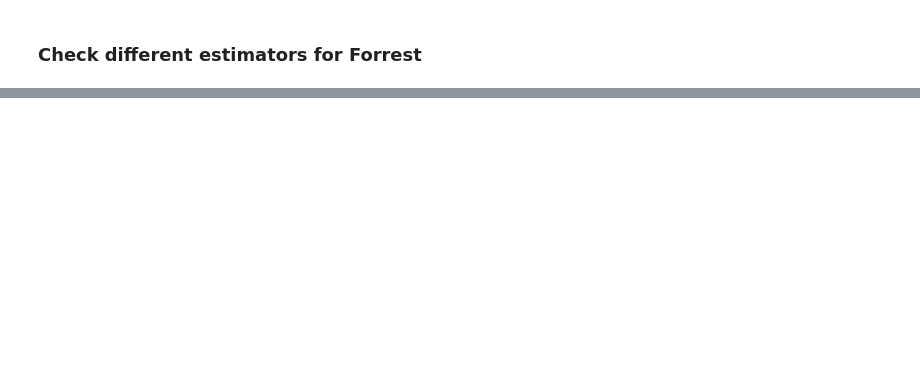
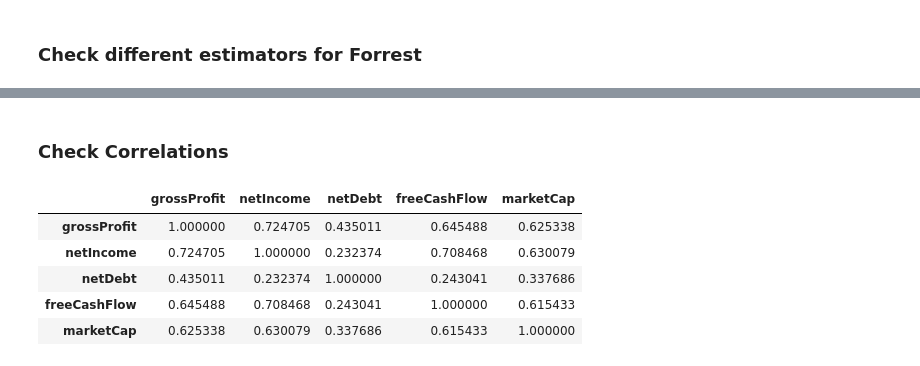
Before and after one commit to jeffjoseph22/value-investing, a Jupyter notebook: value_investing_analysis.ipynb, the cells around one changed output, grey strips where cells are left out. Saved outputs shown, nothing was run; the diff lists cells and outputs as text; code cells hidden in the pictures; blank space fills up the shorter version.

Commit message:
Many changes.

```diff
--- a/value_investing_analysis.ipynb
+++ b/value_investing_analysis.ipynb
@@ -1016,0 +1026,20 @@ Number of Estimators: 100
+# %%
+# list of columns
+list_of_cols = ['grossProfit', 'cashEquivalents','netIncome', 'netDebt', 'freeCashFlow', 'currentDebt', 'marketCap']
+# Slim down df to just vars of current interest
+ml_df = df[list_of_cols]
+
+# count how man na's there are
+display(ml_df.isna().sum())
+
+# drop cash equvalents and current debpt because it has too many (2377) and (871)
+ml_df = ml_df.drop(['currentDebt', 'cashEquivalents'], axis=1)
+
+# see the shape of the df
+display(ml_df.shape)
+
+# drop nanas
+ml_df = ml_df.dropna()
+
+# see the new shape of the df
+display(ml_df.shape)
@@ -1016,0 +1057,11 @@ Number of Estimators: 100
+# %% [markdown]
+### Check Correlations
+# %%
+display(ml_df.corr())
+# %% [output]
+|  | grossProfit | netIncome | netDebt | freeCashFlow | marketCap |
+| grossProfit | 1.000000 | 0.724705 | 0.435011 | 0.645488 | 0.625338 |
+| netIncome | 0.724705 | 1.000000 | 0.232374 | 0.708468 | 0.630079 |
+| netDebt | 0.435011 | 0.232374 | 1.000000 | 0.243041 | 0.337686 |
+| freeCashFlow | 0.645488 | 0.708468 | 0.243041 | 1.000000 | 0.615433 |
+| marketCap | 0.625338 | 0.630079 | 0.337686 | 0.615433 | 1.000000 |
```
Also changed, not shown: parts of 34 cells of this notebook, 3 other files.
